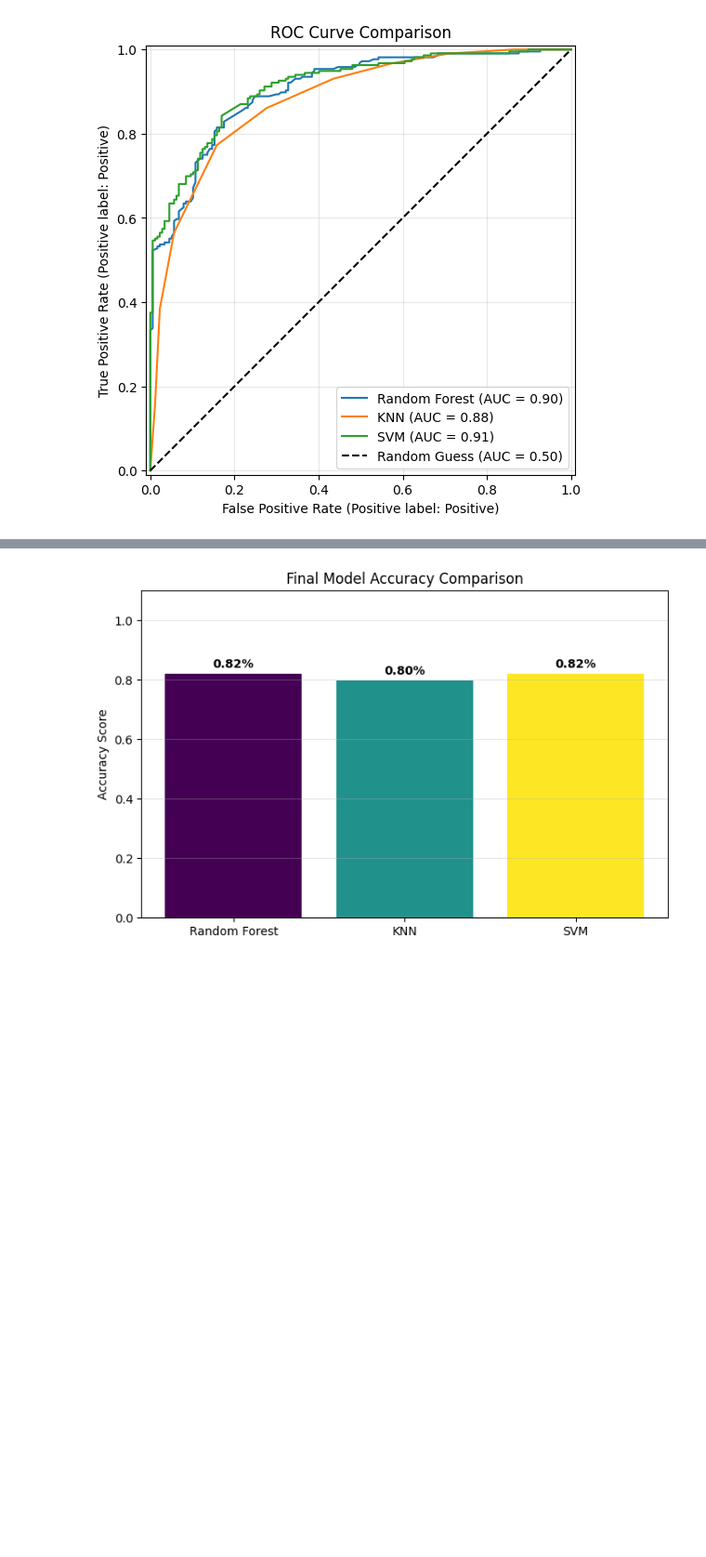
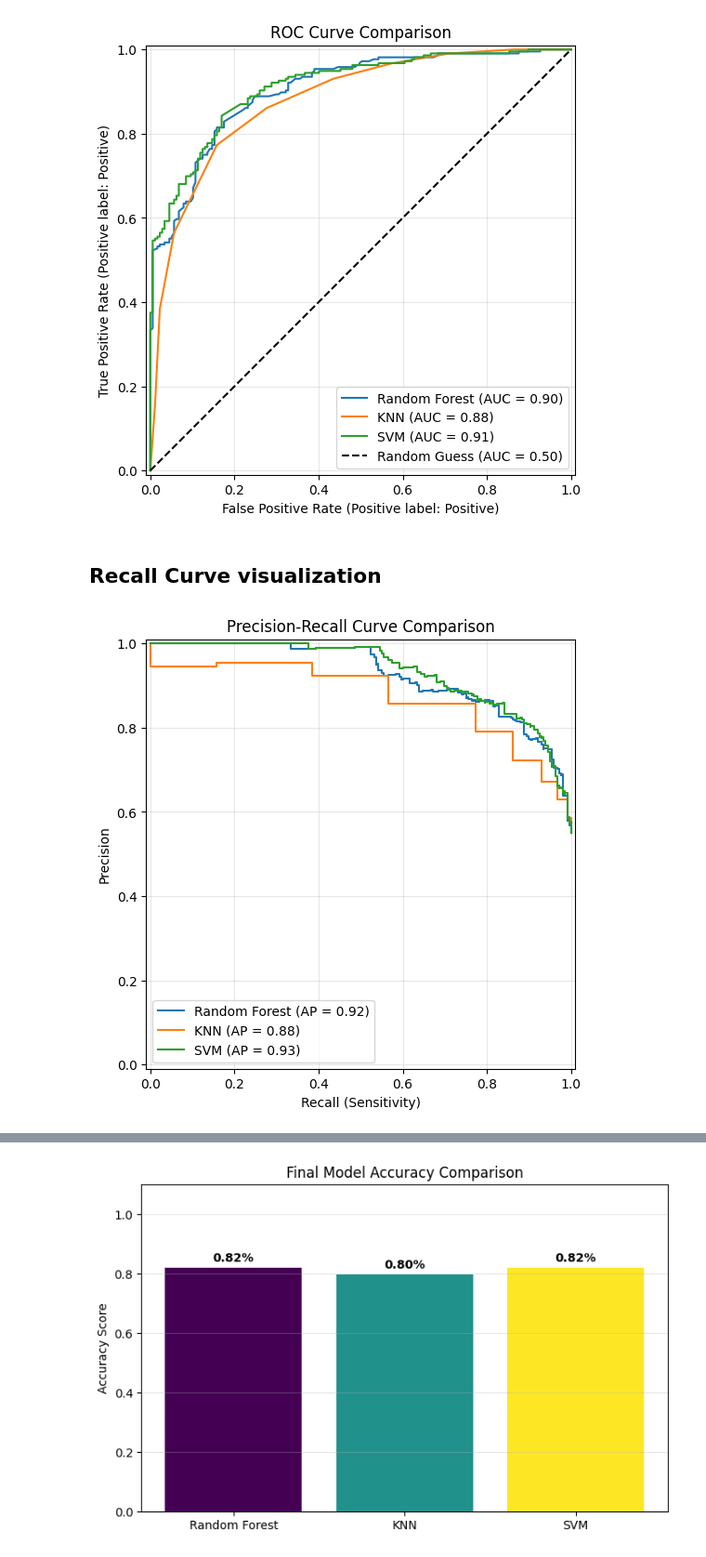
Before and after one commit to PrajolOG/Prajol-Bimali-AML, a Jupyter notebook: Prajol_Bimali.ipynb, the cells around one changed output, grey strips where cells are left out. Shown at 93% size. Cells and saved outputs as stored; diff of their text form; code cells hidden in the pictures; blank space fills up the shorter version.

```diff
--- a/Prajol_Bimali.ipynb
+++ b/Prajol_Bimali.ipynb
@@ -293,3 +310,30 @@ plt.legend()
 plt.show()
 # %% [output]
 [figure]
+# %% [markdown]
+## **Recall Curve visualization**
+# %%
+from sklearn.metrics import PrecisionRecallDisplay
+
+# setup plot
+fig, ax = plt.subplots(figsize=(10, 6))
+
+# loop and plot
+for name, model in models.items():
+    PrecisionRecallDisplay.from_estimator(
+        model,
+        X_test,
+        y_test,
+        ax=ax,
+        name=name,
+        pos_label='Positive' # focus on positive calss
+    )
+
+ax.set_title('Precision-Recall Curve Comparison')
+ax.set_xlabel('Recall (Sensitivity)')
+ax.set_ylabel('Precision')
+ax.grid(alpha=0.3)
+plt.legend(loc='best')
+plt.show()
+# %% [output]
+[figure, added]
```
Also changed, not shown: parts of 14 cells of this notebook.
